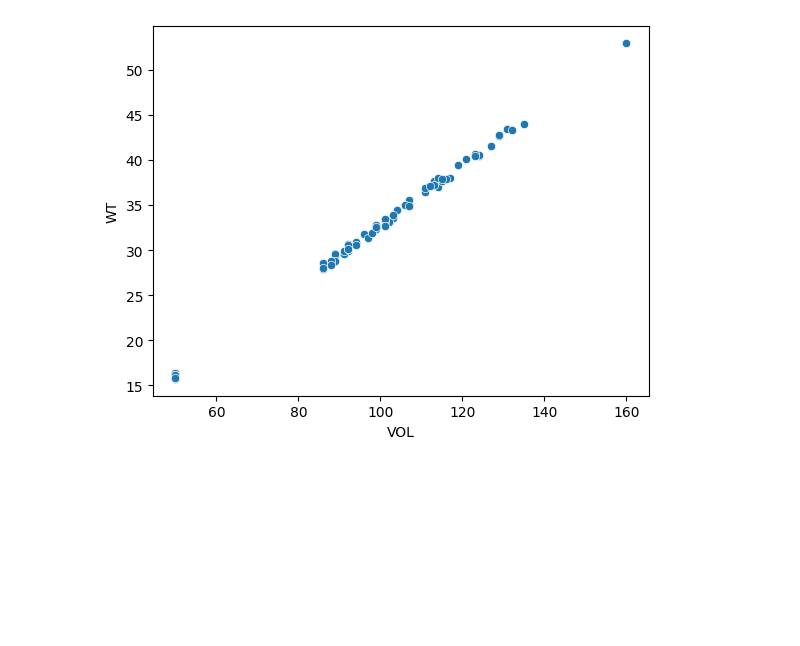
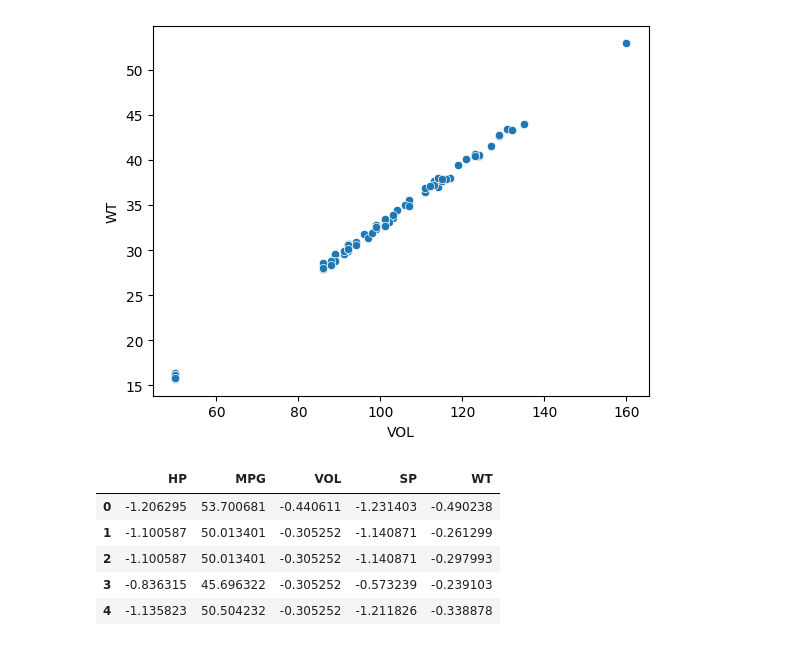
Before and after one commit to ChetanGoud77/AD-PYTHON, a Jupyter notebook: DAY_19.ipynb, the cells around one changed output. Saved outputs shown, nothing was run; the diff lists cells and outputs as text; code cells hidden in the pictures; blank space fills up the shorter version.

```diff
--- a/DAY_19.ipynb
+++ b/DAY_19.ipynb
@@ -184,0 +189,9 @@ sns.scatterplot(x=cars['VOL'],y=cars['WT'])
+# %%
+cars.head()
+# %% [output]
+|  | HP | MPG | VOL | SP | WT |
+| 0 | -1.206295 | 53.700681 | -0.440611 | -1.231403 | -0.490238 |
+| 1 | -1.100587 | 50.013401 | -0.305252 | -1.140871 | -0.261299 |
+| 2 | -1.100587 | 50.013401 | -0.305252 | -1.140871 | -0.297993 |
+| 3 | -0.836315 | 45.696322 | -0.305252 | -0.573239 | -0.239103 |
+| 4 | -1.135823 | 50.504232 | -0.305252 | -1.211826 | -0.338878 |
```
Also changed, not shown: parts of 6 cells of this notebook.
